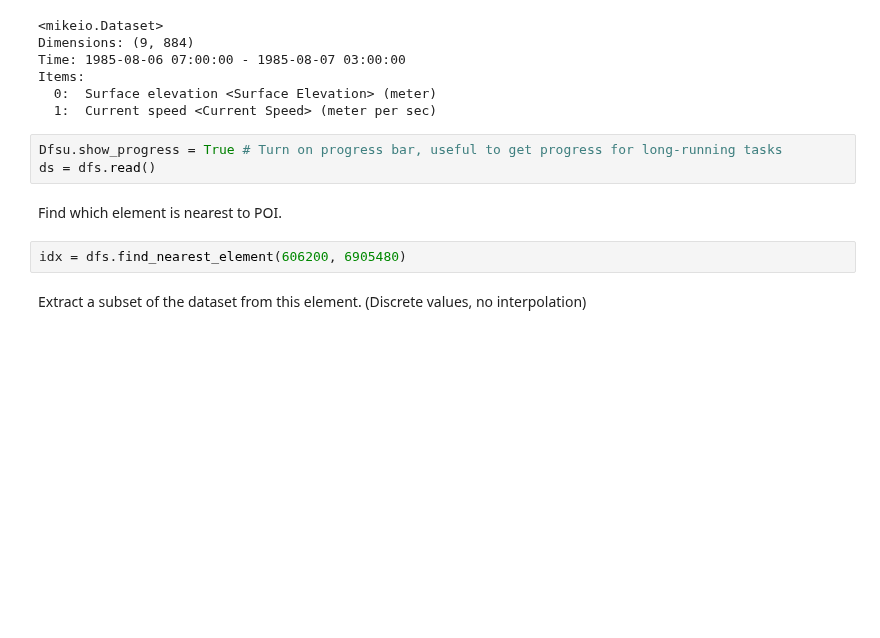
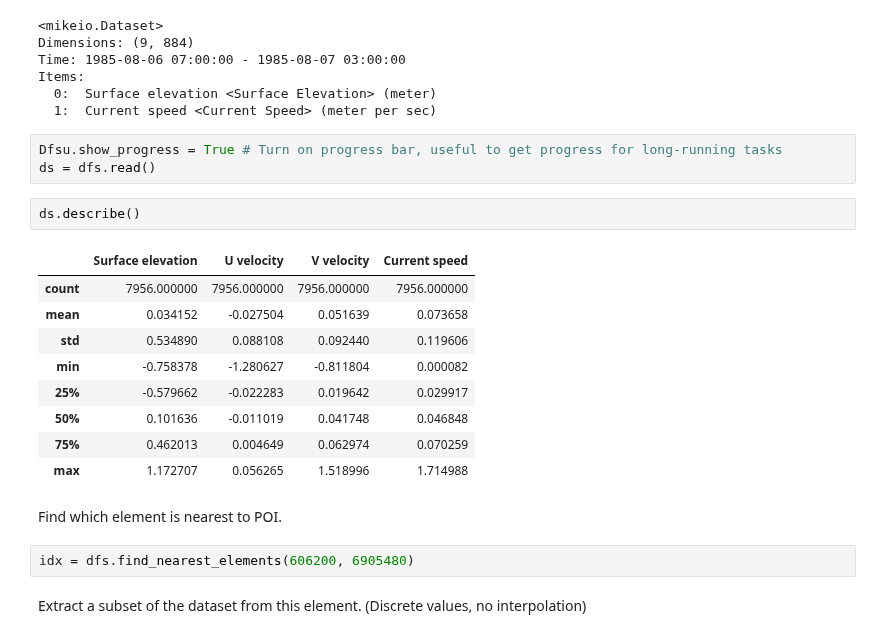
Before and after one commit to DHI/mikeio, a Jupyter notebook: notebooks/Dfsu - Read.ipynb, the cells around one changed output. Saved outputs shown, nothing was run; the diff lists cells and outputs as text; blank space fills up the shorter version.

Commit message:
describe example and fix 2 minor problems

```diff
--- a/notebooks/Dfsu - Read.ipynb
+++ b/notebooks/Dfsu - Read.ipynb
@@ -30,10 +30,22 @@ Items:
 # %%
 Dfsu.show_progress = True # Turn on progress bar, useful to get progress for long-running tasks
 ds = dfs.read()
+# %%
+ds.describe()
+# %% [output]
+|  | Surface elevation | U velocity | V velocity | Current speed |
+| count | 7956.000000 | 7956.000000 | 7956.000000 | 7956.000000 |
+| mean | 0.034152 | -0.027504 | 0.051639 | 0.073658 |
+| std | 0.534890 | 0.088108 | 0.092440 | 0.119606 |
+| min | -0.758378 | -1.280627 | -0.811804 | 0.000082 |
+| 25% | -0.579662 | -0.022283 | 0.019642 | 0.029917 |
+| 50% | 0.101636 | -0.011019 | 0.041748 | 0.046848 |
+| 75% | 0.462013 | 0.004649 | 0.062974 | 0.070259 |
+| max | 1.172707 | 0.056265 | 1.518996 | 1.714988 |
 # %% [markdown]
 Find which element is nearest to POI.
 # %%
-idx = dfs.find_nearest_element(606200, 6905480)
+idx = dfs.find_nearest_elements(606200, 6905480)
 # %% [markdown]
 Extract a subset of the dataset from this element. (Discrete values, no interpolation)
 # %%
```
Also changed, not shown: parts of 1 cell of this notebook.
